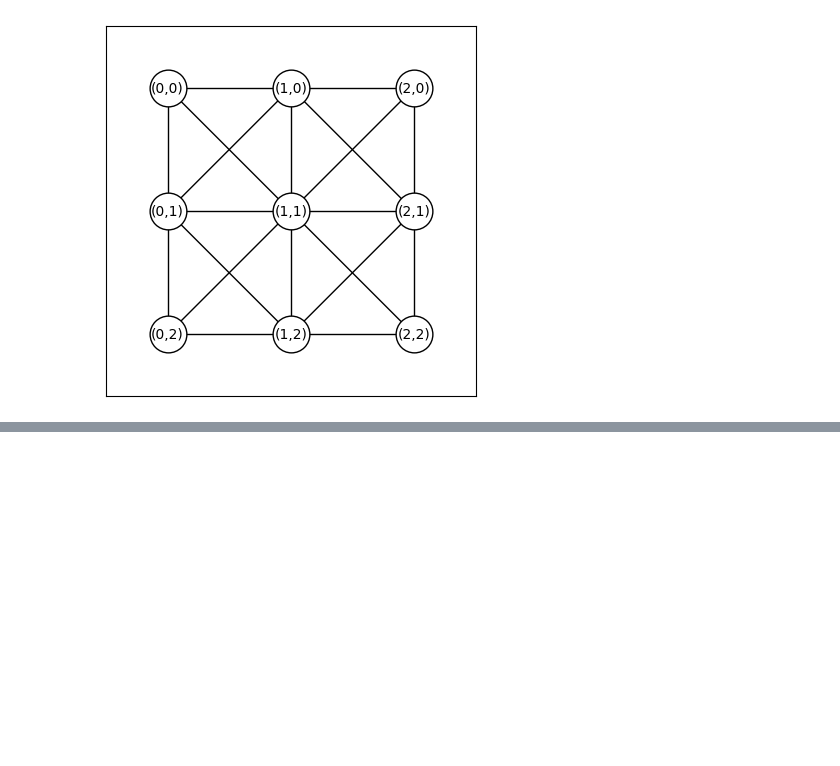
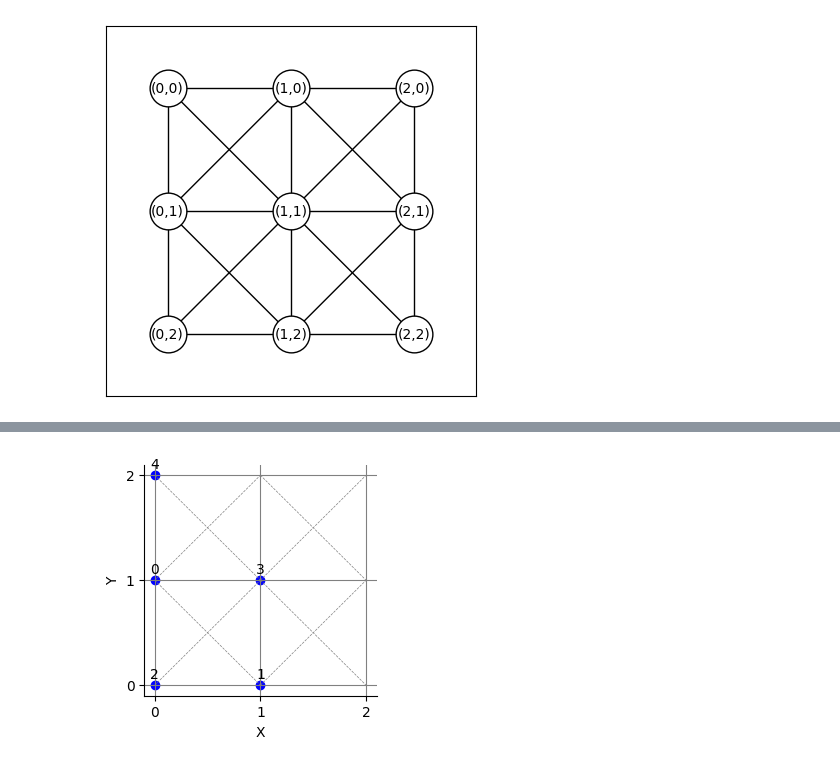
Before and after one commit to Huangyunqi/DasAtom, a Jupyter notebook: yq_jupyter.ipynb, the cells around one changed output, grey strips where cells are left out. Drawn from its saved outputs; the diff is of its cells as text; code cells hidden in the pictures; blank space fills up the shorter version.

```diff
--- a/yq_jupyter.ipynb
+++ b/yq_jupyter.ipynb
@@ -323,0 +274,55 @@ plt.show()
+# %%
+import matplotlib.pyplot as plt
+
+# 示例数据：x 和 y 坐标
+x = [0, 1, 2]
+y = [0, 1, 2]
+
+# 创建一个新的图形
+plt.figure(figsize=(3, 3))
+
+# 绘制坐标点
+#plt.scatter(x, y, color='blue', label='Qubits')
+grid_color = 'gray'
+# 添加 x 轴和 y 轴标签
+plt.xlabel('X Axis')
+plt.ylabel('Y Axis')
+plt.xticks([0, 1, 2])
+plt.yticks([0, 1, 2])
+plt.grid(True, which='both', color='gray', linestyle='-')
+
+# 绘制每个小网格的对角线
+for i in range(len(x)-1):
+    for j in range(len(y)-1):
+        plt.plot([x[i], x[i+1]], [y[j], y[j+1]], color='gray', linestyle='--', linewidth=0.5)
+        plt.plot([x[i], x[i+1]], [y[j+1], y[j]], color='gray', linestyle='--', linewidth=0.5)
+# 添加标题
+
+points = [(0, 1), (1, 0), (0, 0), (1, 1), (0, 2)]
+labels = ['0', '1', '2', '3', '4']
+
+# 绘制坐标点并添加标签
+for (x, y), label in zip(points, labels):
+    plt.scatter(x, y, color='blue')  # 绘制坐标点
+    plt.annotate(label, (x, y), textcoords="offset points", xytext=(0,5), ha='center')
+
+
+ax = plt.gca()
+
+
+ax.spines['right'].set_color('none')
+ax.spines['top'].set_color('none')
+
+# 设置坐标轴的刻度线
+ax.xaxis.set_ticks_position('bottom')
+ax.yaxis.set_ticks_position('left')
+# 添加 x 轴和 y 轴标签
+plt.xlabel('X')
+plt.ylabel('Y')
+# 添加图例
+#plt.legend()
+
+# 显示图形
+plt.show()
+# %% [output]
+[figure, added]
```
Also changed, not shown: parts of 15 cells of this notebook, 21 other files.
